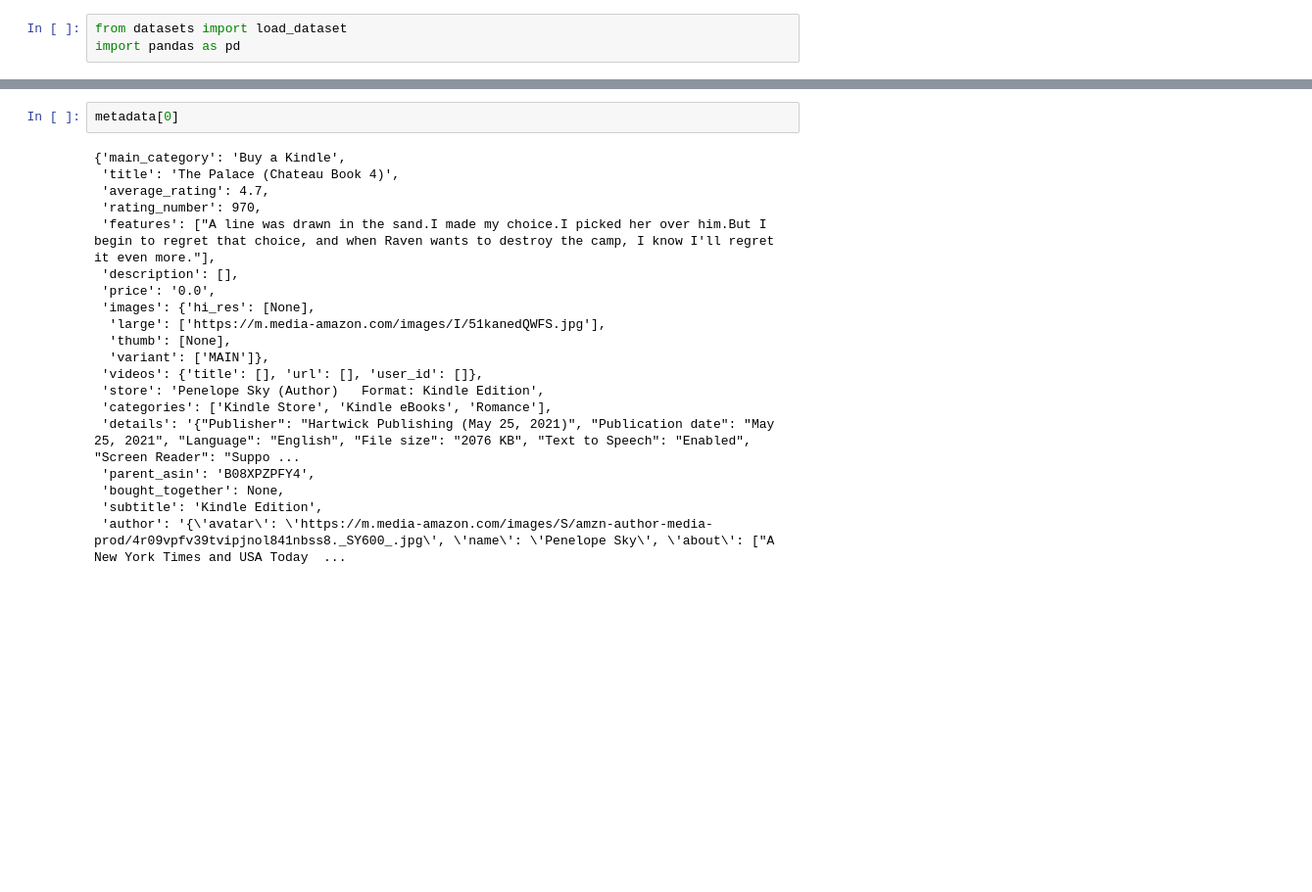
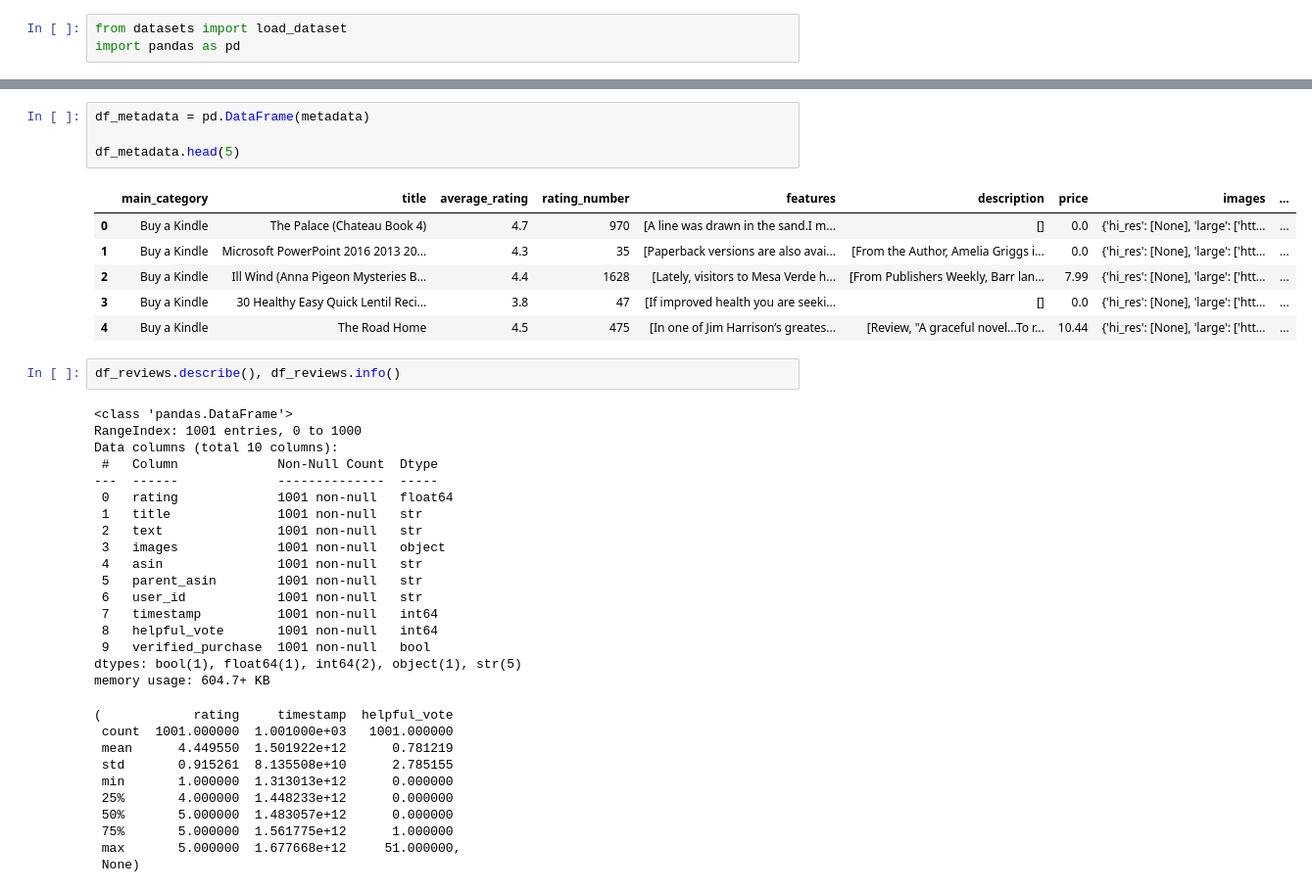
Before and after one commit to UBC-MDS/DSCI_575_project_artazyan_eduard08, a Jupyter notebook: notebooks/milestone1_exploration.ipynb, the cells around one changed output, grey strips where cells are left out. Shown at 98% size. Cells and saved outputs as stored; diff of their text form; blank space fills up the shorter version.

```diff
--- a/notebooks/milestone1_exploration.ipynb
+++ b/notebooks/milestone1_exploration.ipynb
@@ -48,22 +43,41 @@ reviews[0]
 # %%
-metadata[0]
+df_metadata = pd.DataFrame(metadata)
+
+df_metadata.head(5)
 # %% [output]
-{'main_category': 'Buy a Kindle',
- 'title': 'The Palace (Chateau Book 4)',
- 'average_rating': 4.7,
- 'rating_number': 970,
- 'features': ["A line was drawn in the sand.I made my choice.I picked her over him.But I begin to regret that choice, and when Raven wants to destroy the camp, I know I'll regret it even more."],
- 'description': [],
- 'price': '0.0',
- 'images': {'hi_res': [None],
-  'large': ['https://m.media-amazon.com/images/I/51kanedQWFS.jpg'],
-  'thumb': [None],
-  'variant': ['MAIN']},
- 'videos': {'title': [], 'url': [], 'user_id': []},
- 'store': 'Penelope Sky (Author)   Format: Kindle Edition',
- 'categories': ['Kindle Store', 'Kindle eBooks', 'Romance'],
- 'details': '{"Publisher": "Hartwick Publishing (May 25, 2021)", "Publication date": "May 25, 2021", "Language": "English", "File size": "2076 KB", "Text to Speech": "Enabled", "Screen Reader": "Suppo ...
- 'parent_asin': 'B08XPZPFY4',
- 'bought_together': None,
- 'subtitle': 'Kindle Edition',
- 'author': '{\'avatar\': \'https://m.media-amazon.com/images/S/amzn-author-media-prod/4r09vpfv39tvipjnol841nbss8._SY600_.jpg\', \'name\': \'Penelope Sky\', \'about\': ["A New York Times and USA Today  ...
+|  | main_category | title | average_rating | rating_number | features | description | price | images | ... |
+| 0 | Buy a Kindle | The Palace (Chateau Book 4) | 4.7 | 970 | [A line was drawn in the sand.I m... | [] | 0.0 | {'hi_res': [None], 'large': ['htt... | ... |
+| 1 | Buy a Kindle | Microsoft PowerPoint 2016 2013 20... | 4.3 | 35 | [Paperback versions are also avai... | [From the Author, Amelia Griggs i... | 0.0 | {'hi_res': [None], 'large': ['htt... | ... |
+| 2 | Buy a Kindle | Ill Wind (Anna Pigeon Mysteries B... | 4.4 | 1628 | [Lately, visitors to Mesa Verde h... | [From Publishers Weekly, Barr lan... | 7.99 | {'hi_res': [None], 'large': ['htt... | ... |
+| 3 | Buy a Kindle | 30 Healthy Easy Quick Lentil Reci... | 3.8 | 47 | [If improved health you are seeki... | [] | 0.0 | {'hi_res': [None], 'large': ['htt... | ... |
+| 4 | Buy a Kindle | The Road Home | 4.5 | 475 | [In one of Jim Harrison’s greates... | [Review, "A graceful novel...To r... | 10.44 | {'hi_res': [None], 'large': ['htt... | ... |
+# %%
+df_reviews.describe(), df_reviews.info()
+# %% [output]
+<class 'pandas.DataFrame'>
+RangeIndex: 1001 entries, 0 to 1000
+Data columns (total 10 columns):
+ #   Column             Non-Null Count  Dtype
+---  ------             --------------  -----
+ 0   rating             1001 non-null   float64
+ 1   title              1001 non-null   str
+ 2   text               1001 non-null   str
+ 3   images             1001 non-null   object
+ 4   asin               1001 non-null   str
+ 5   parent_asin        1001 non-null   str
+ 6   user_id            1001 non-null   str
+ 7   timestamp          1001 non-null   int64
+ 8   helpful_vote       1001 non-null   int64
+ 9   verified_purchase  1001 non-null   bool
+dtypes: bool(1), float64(1), int64(2), object(1), str(5)
+memory usage: 604.7+ KB
+(            rating     timestamp  helpful_vote
+ count  1001.000000  1.001000e+03   1001.000000
+ mean      4.449550  1.501922e+12      0.781219
+ std       0.915261  8.135508e+10      2.785155
+ min       1.000000  1.313013e+12      0.000000
+ 25%       4.000000  1.448233e+12      0.000000
+ 50%       5.000000  1.483057e+12      0.000000
+ 75%       5.000000  1.561775e+12      1.000000
+ max       5.000000  1.677668e+12     51.000000,
+ None)
```
Also changed, not shown: parts of 9 cells of this notebook.
